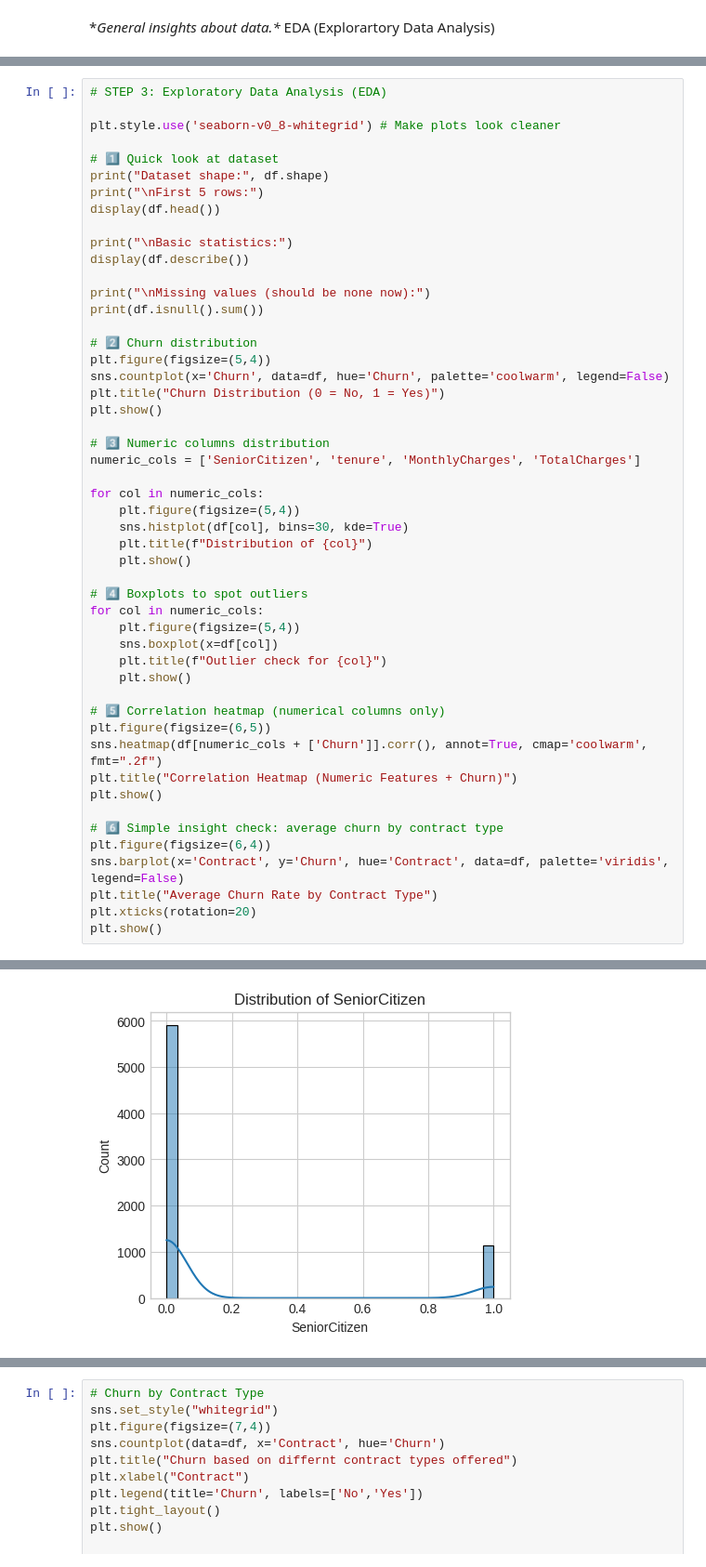
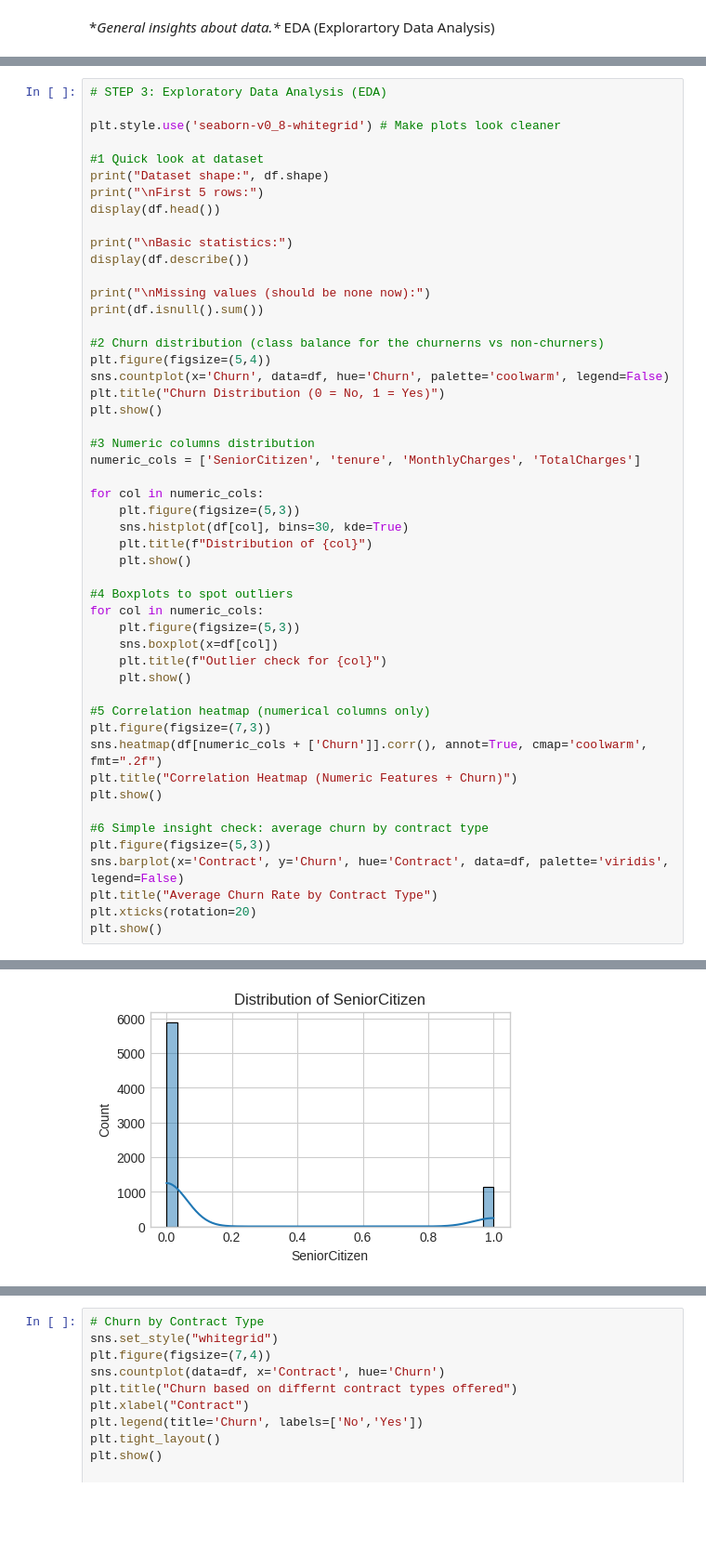
Before and after one commit to BurhanAmir/Machine-Learning-Project, a Jupyter notebook: ibm.ipynb, the cells around one changed output, grey strips where cells are left out. Shown at 93% size. Drawn from its saved outputs; the diff is of its cells as text; blank space fills up the shorter version.

```diff
--- a/ibm.ipynb
+++ b/ibm.ipynb
@@ -314,7 +288,7 @@ First 2 rows of transformed features (rounded):
 
 plt.style.use('seaborn-v0_8-whitegrid') # Make plots look cleaner
 
-# 1️⃣ Quick look at dataset
+#1 Quick look at dataset
 print("Dataset shape:", df.shape)
 print("\nFirst 5 rows:")
 display(df.head())
@@ -325,36 +299,36 @@ display(df.describe())
 print("\nMissing values (should be none now):")
 print(df.isnull().sum())
 
-# 2️⃣ Churn distribution
+#2 Churn distribution (class balance for the churnerns vs non-churners)
 plt.figure(figsize=(5,4))
 sns.countplot(x='Churn', data=df, hue='Churn', palette='coolwarm', legend=False)
 plt.title("Churn Distribution (0 = No, 1 = Yes)")
 plt.show()
 
-# 3️⃣ Numeric columns distribution
+#3 Numeric columns distribution
 numeric_cols = ['SeniorCitizen', 'tenure', 'MonthlyCharges', 'TotalCharges']
 
 for col in numeric_cols:
-    plt.figure(figsize=(5,4))
+    plt.figure(figsize=(5,3))
     sns.histplot(df[col], bins=30, kde=True)
     plt.title(f"Distribution of {col}")
     plt.show()
 
-# 4️⃣ Boxplots to spot outliers
+#4 Boxplots to spot outliers
 for col in numeric_cols:
-    plt.figure(figsize=(5,4))
+    plt.figure(figsize=(5,3))
     sns.boxplot(x=df[col])
     plt.title(f"Outlier check for {col}")
     plt.show()
 
-# 5️⃣ Correlation heatmap (numerical columns only)
-plt.figure(figsize=(6,5))
+#5 Correlation heatmap (numerical columns only)
+plt.figure(figsize=(7,3))
 sns.heatmap(df[numeric_cols + ['Churn']].corr(), annot=True, cmap='coolwarm', fmt=".2f")
 plt.title("Correlation Heatmap (Numeric Features + Churn)")
 plt.show()
 
-# 6️⃣ Simple insight check: average churn by contract type
-plt.figure(figsize=(6,4))
+#6 Simple insight check: average churn by contract type
+plt.figure(figsize=(5,3))
 sns.barplot(x='Contract', y='Churn', hue='Contract', data=df, palette='viridis', legend=False)
 plt.title("Average Churn Rate by Contract Type")
 plt.xticks(rotation=20)
@@ -371,31 +345,31 @@ First 5 rows:
 | 4 | 9237-HQITU | Female | 0 | No | No | 2 | Yes | No | ... |
 5 rows × 21 columns
 Basic statistics:
 |  | SeniorCitizen | tenure | MonthlyCharges | TotalCharges | Churn |
 | count | 7043.000000 | 7043.000000 | 7043.000000 | 7043.000000 | 7043.000000 |
 | mean | 0.162147 | 32.371149 | 64.761692 | 2283.300441 | 0.265370 |
 | std | 0.368612 | 24.559481 | 30.090047 | 2265.000258 | 0.441561 |
 | min | 0.000000 | 0.000000 | 18.250000 | 18.800000 | 0.000000 |
 | 25% | 0.000000 | 9.000000 | 35.500000 | 402.225000 | 0.000000 |
 | 50% | 0.000000 | 29.000000 | 70.350000 | 1400.550000 | 0.000000 |
 | 75% | 0.000000 | 55.000000 | 89.850000 | 3786.600000 | 1.000000 |
 | max | 1.000000 | 72.000000 | 118.750000 | 8684.800000 | 1.000000 |
 Missing values (should be none now):
 customerID          0
 gender              0
 SeniorCitizen       0
 Partner             0
 Dependents          0
 tenure              0
 PhoneService        0
 MultipleLines       0
 InternetService     0
 OnlineSecurity      0
 OnlineBackup        0
 ... (7 lines left out)
 MonthlyCharges      0
 TotalCharges        0
 Churn               0
 dtype: int64
 [figure]
-[figure, old version]
+[figure, new version]
```
Also changed, not shown: parts of 20 cells of this notebook.
